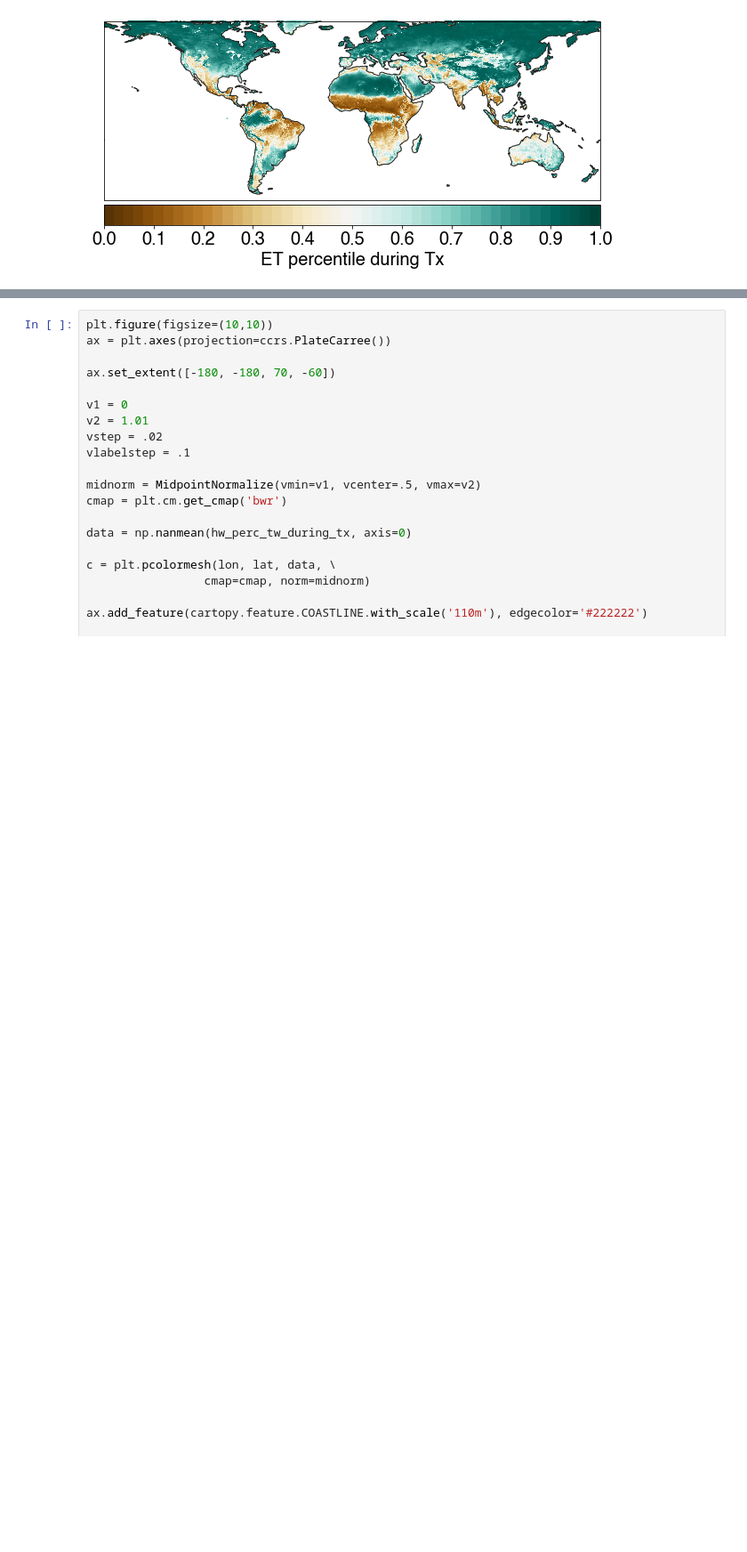
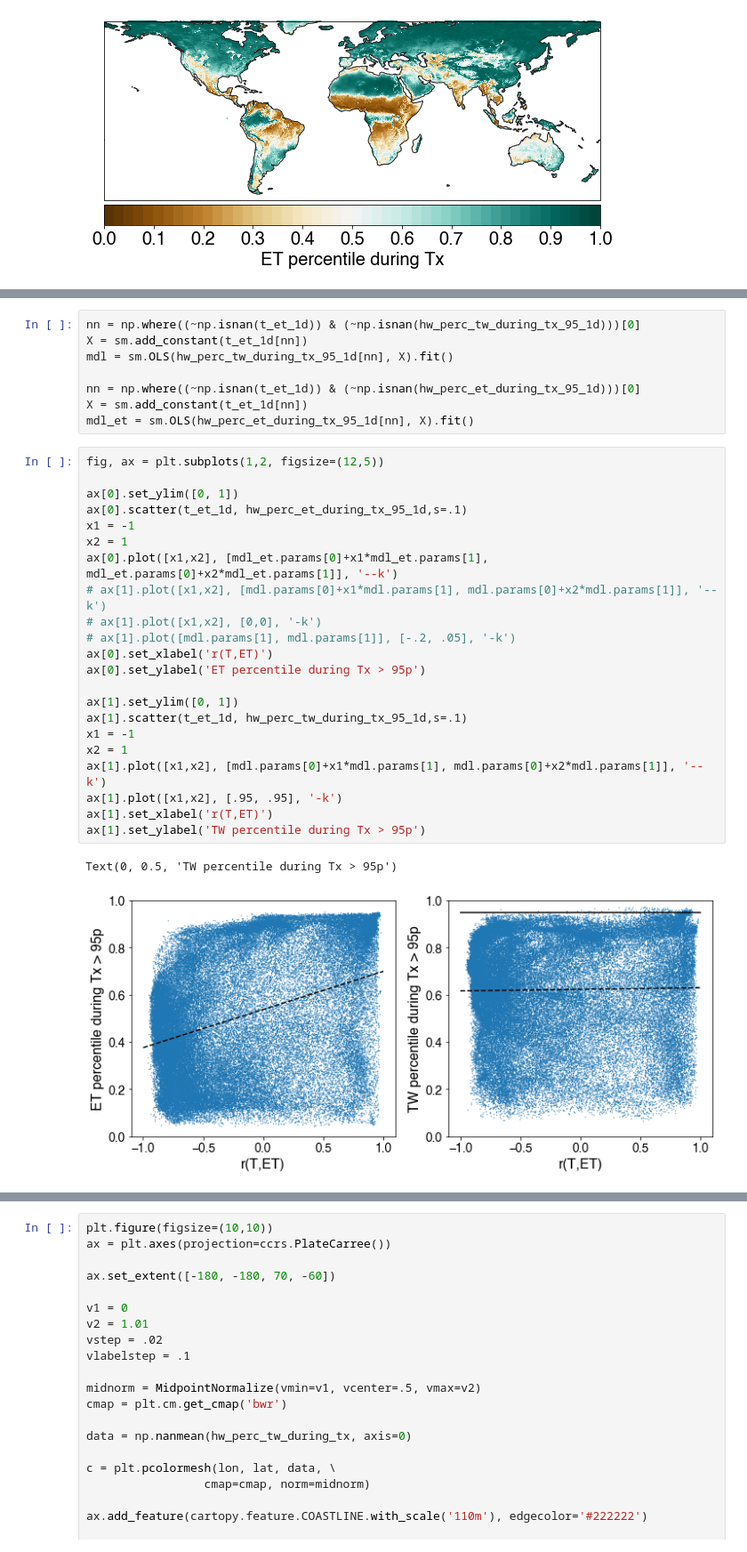
Before and after one commit to ecoffel/2021-heat, a Jupyter notebook: ex_heatwave_days.ipynb, the cells around one changed output, grey strips where cells are left out. Shown at 89% size. Drawn from its saved outputs; the diff is of its cells as text; blank space fills up the shorter version.

```diff
--- a/ex_heatwave_days.ipynb
+++ b/ex_heatwave_days.ipynb
@@ -276,0 +357,33 @@ cb.set_label('ET percentile during Tx', fontsize=20)
+# %%
+nn = np.where((~np.isnan(t_et_1d)) & (~np.isnan(hw_perc_tw_during_tx_95_1d)))[0]
+X = sm.add_constant(t_et_1d[nn])
+mdl = sm.OLS(hw_perc_tw_during_tx_95_1d[nn], X).fit()
+
+nn = np.where((~np.isnan(t_et_1d)) & (~np.isnan(hw_perc_et_during_tx_95_1d)))[0]
+X = sm.add_constant(t_et_1d[nn])
+mdl_et = sm.OLS(hw_perc_et_during_tx_95_1d[nn], X).fit()
+# %%
+fig, ax = plt.subplots(1,2, figsize=(12,5))
+
+ax[0].set_ylim([0, 1])
+ax[0].scatter(t_et_1d, hw_perc_et_during_tx_95_1d,s=.1)
+x1 = -1
+x2 = 1
+ax[0].plot([x1,x2], [mdl_et.params[0]+x1*mdl_et.params[1], mdl_et.params[0]+x2*mdl_et.params[1]], '--k')
+# ax[1].plot([x1,x2], [mdl.params[0]+x1*mdl.params[1], mdl.params[0]+x2*mdl.params[1]], '--k')
+# ax[1].plot([x1,x2], [0,0], '-k')
+# ax[1].plot([mdl.params[1], mdl.params[1]], [-.2, .05], '-k')
+ax[0].set_xlabel('r(T,ET)')
+ax[0].set_ylabel('ET percentile during Tx > 95p')
+
+ax[1].set_ylim([0, 1])
+ax[1].scatter(t_et_1d, hw_perc_tw_during_tx_95_1d,s=.1)
+x1 = -1
+x2 = 1
+ax[1].plot([x1,x2], [mdl.params[0]+x1*mdl.params[1], mdl.params[0]+x2*mdl.params[1]], '--k')
+ax[1].plot([x1,x2], [.95, .95], '-k')
+ax[1].set_xlabel('r(T,ET)')
+ax[1].set_ylabel('TW percentile during Tx > 95p')
+# %% [output]
+Text(0, 0.5, 'TW percentile during Tx > 95p')
+[figure, added]
```
Also changed, not shown: parts of 19 cells of this notebook, 3 other files.
